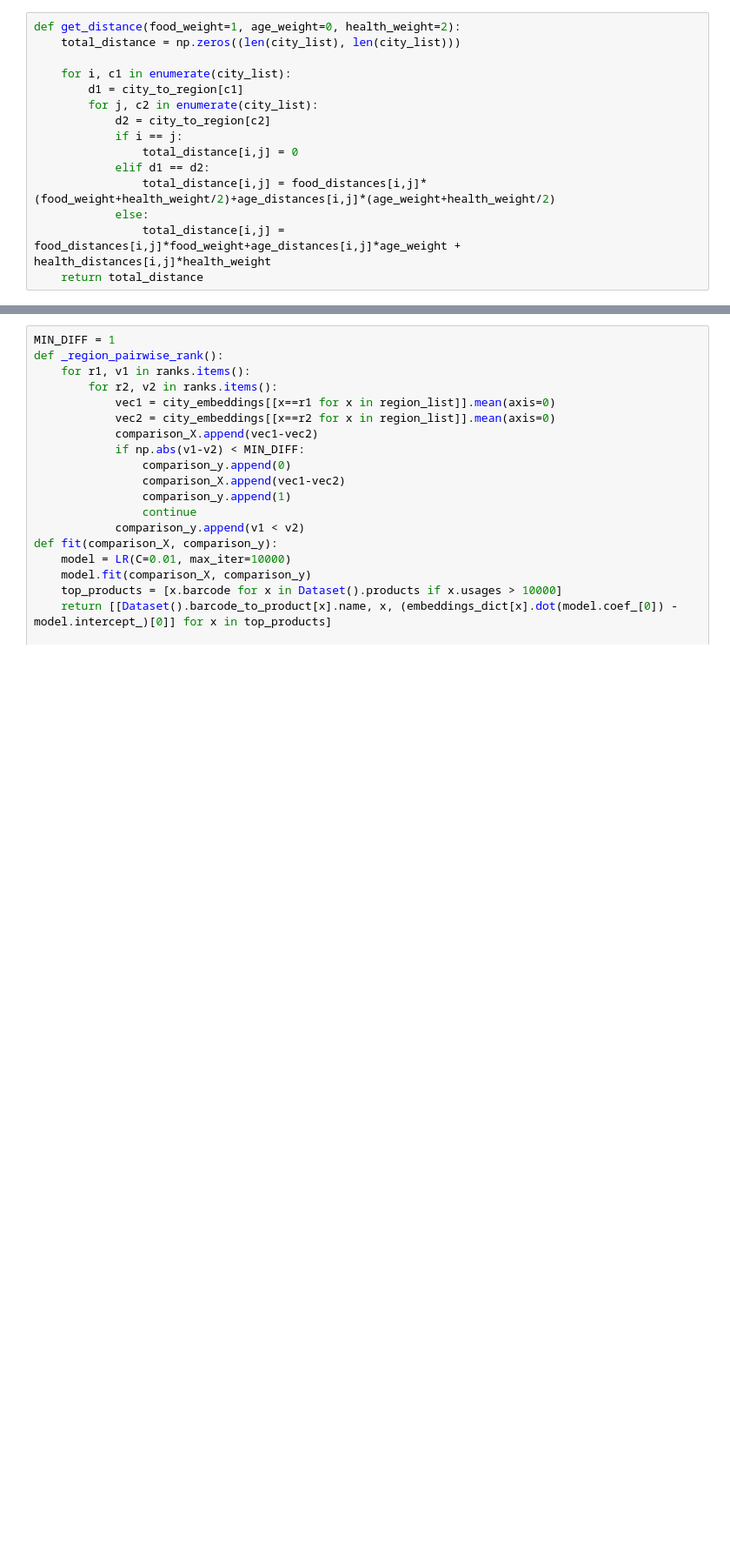
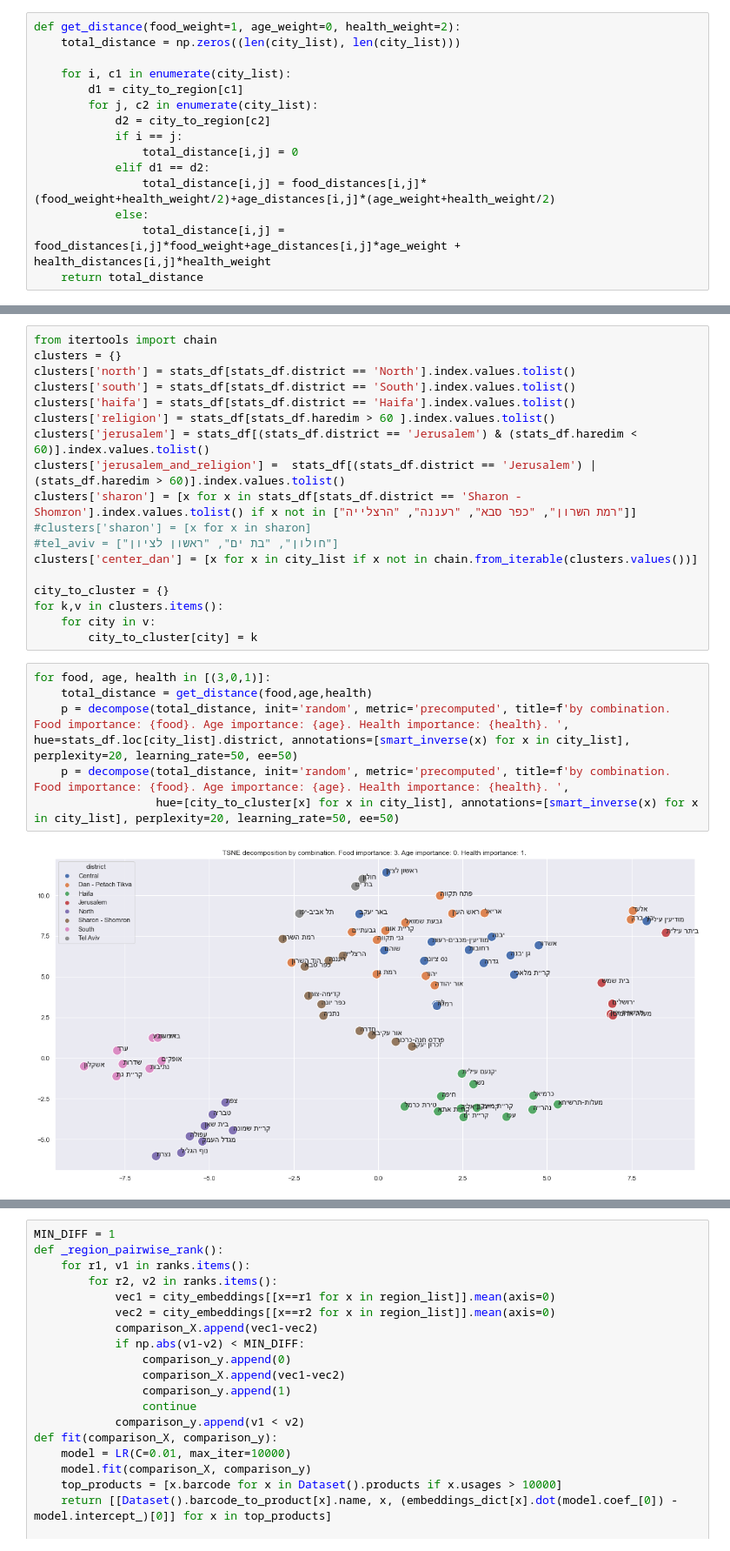
Before and after one commit to shtota/ExplainableClustering, a Jupyter notebook: Strauss.ipynb, the cells around one changed output, grey strips where cells are left out. Shown at 87% size. Saved outputs shown, nothing was run; the diff lists cells and outputs as text; blank space fills up the shorter version.

```diff
--- a/Strauss.ipynb
+++ b/Strauss.ipynb
@@ -479,0 +481,26 @@ sns.barplot(x='difference', y='test', data=df)
+# %%
+from itertools import chain
+clusters = {}
+clusters['north'] = stats_df[stats_df.district == 'North'].index.values.tolist()
+clusters['south'] = stats_df[stats_df.district == 'South'].index.values.tolist()
+clusters['haifa'] = stats_df[stats_df.district == 'Haifa'].index.values.tolist()
+clusters['religion'] = stats_df[stats_df.haredim > 60 ].index.values.tolist()
+clusters['jerusalem'] = stats_df[(stats_df.district == 'Jerusalem') & (stats_df.haredim < 60)].index.values.tolist()
+clusters['jerusalem_and_religion'] =  stats_df[(stats_df.district == 'Jerusalem') | (stats_df.haredim > 60)].index.values.tolist()
+clusters['sharon'] = [x for x in stats_df[stats_df.district == 'Sharon - Shomron'].index.values.tolist() if x not in ["רמת השרון", "כפר סבא", "רעננה", "הרצלייה"]]
+#clusters['sharon'] = [x for x in sharon]
+#tel_aviv = ["חולון", "בת ים", "ראשון לציון"]
+clusters['center_dan'] = [x for x in city_list if x not in chain.from_iterable(clusters.values())]
+
+city_to_cluster = {}
+for k,v in clusters.items():
+    for city in v:
+        city_to_cluster[city] = k
+# %%
+for food, age, health in [(3,0,1)]:
+    total_distance = get_distance(food,age,health)
+    p = decompose(total_distance, init='random', metric='precomputed', title=f'by combination. Food importance: {food}. Age importance: {age}. Health importance: {health}. ', hue=stats_df.loc[city_list].district, annotations=[smart_inverse(x) for x in city_list], perplexity=20, learning_rate=50, ee=50)
+    p = decompose(total_distance, init='random', metric='precomputed', title=f'by combination. Food importance: {food}. Age importance: {age}. Health importance: {health}. ',
+                  hue=[city_to_cluster[x] for x in city_list], annotations=[smart_inverse(x) for x in city_list], perplexity=20, learning_rate=50, ee=50)
+# %% [output]
+[figure, added]
```
Also changed, not shown: parts of 21 cells of this notebook, 3 other files.
